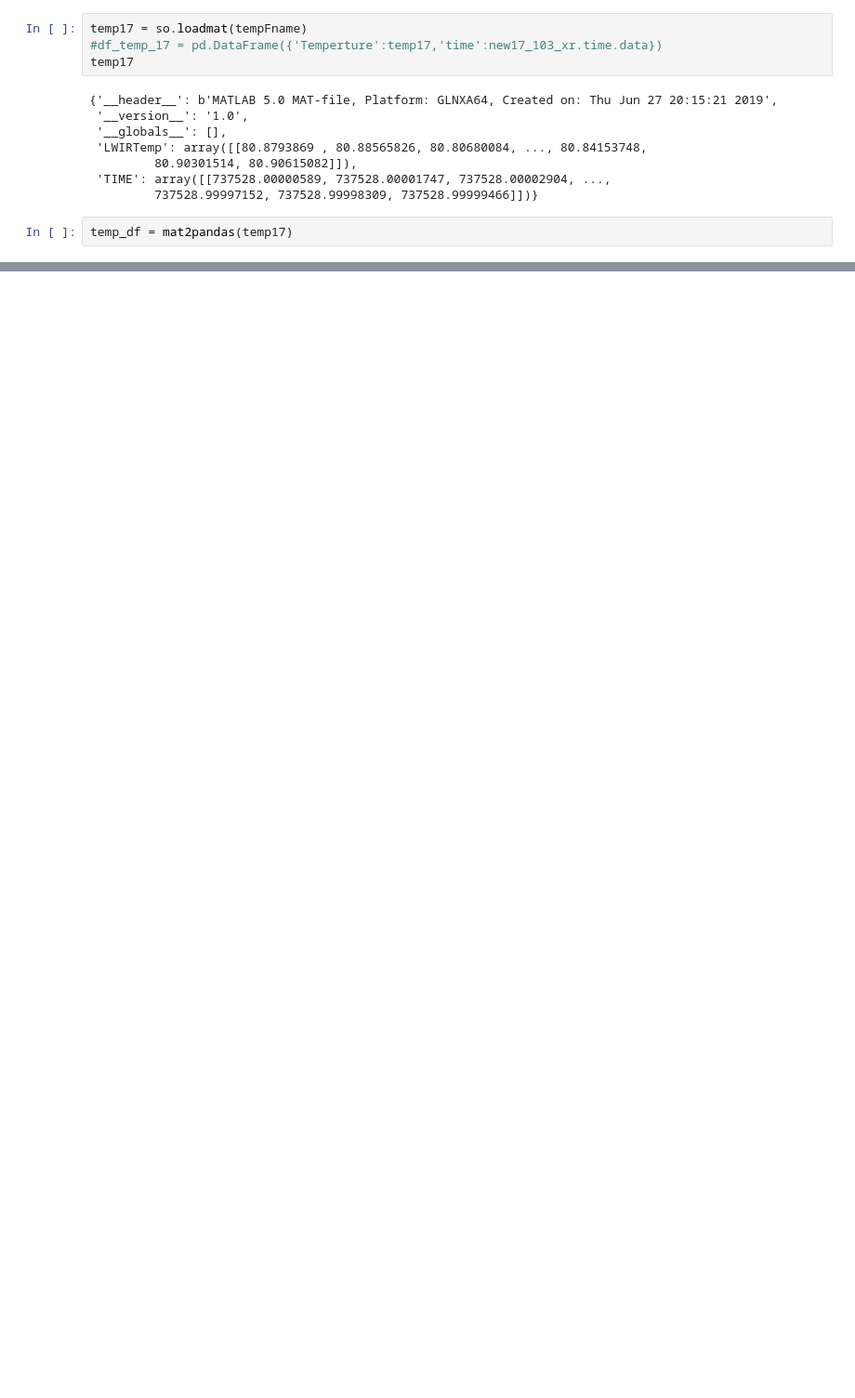
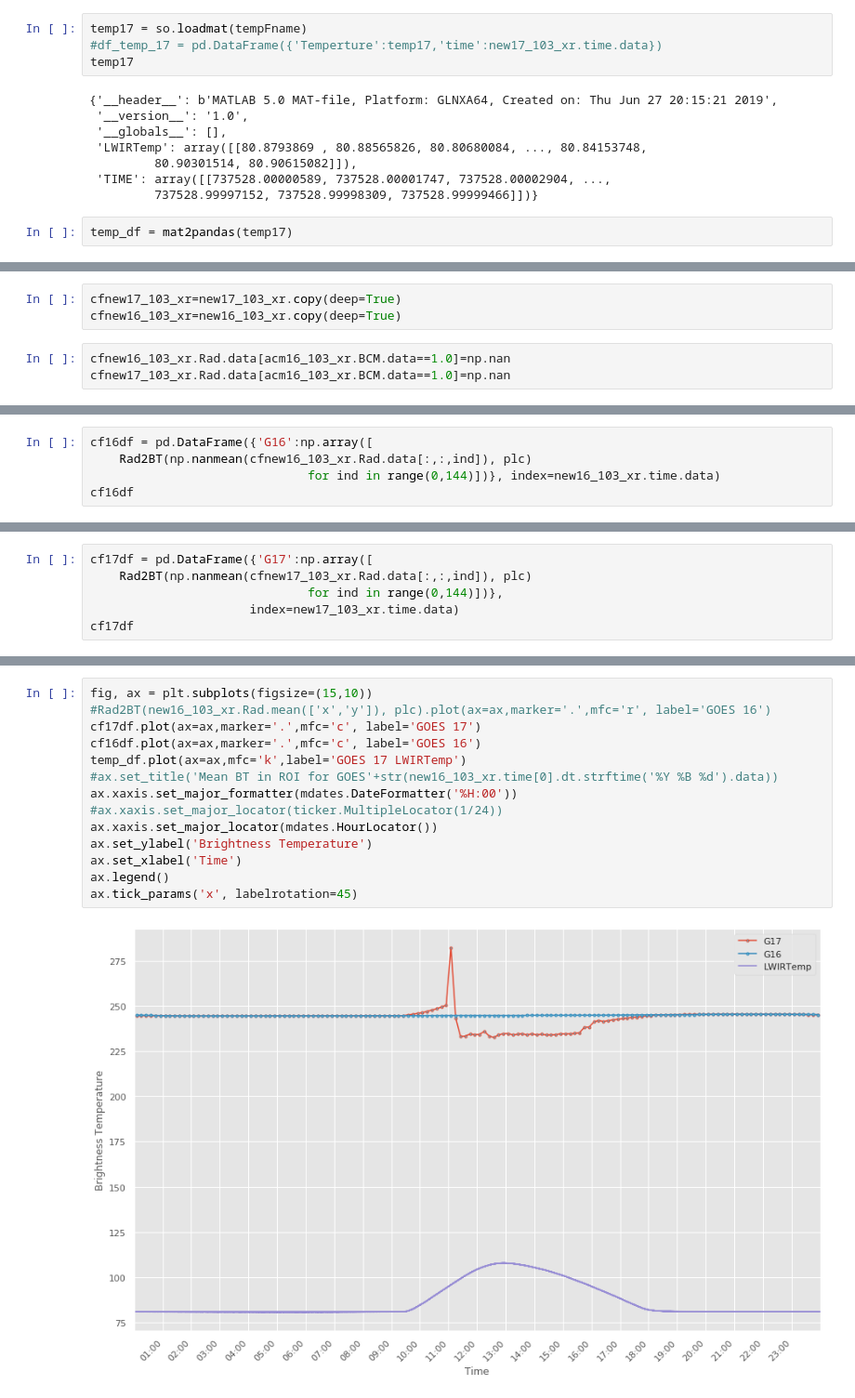
Before and after one commit to story645/GOEScode, a Jupyter notebook: botoloading/Figures-BT-G16-G17-FPT.ipynb, the cells around one changed output, grey strips where cells are left out. Shown at 93% size. Saved outputs shown, nothing was run; the diff lists cells and outputs as text; blank space fills up the shorter version.

```diff
--- a/botoloading/Figures-BT-G16-G17-FPT.ipynb
+++ b/botoloading/Figures-BT-G16-G17-FPT.ipynb
@@ -128,0 +128,6 @@ npydata0 = np.load(nmpy_files[0])
+# %%
+cfnew17_103_xr=new17_103_xr.copy(deep=True)
+cfnew16_103_xr=new16_103_xr.copy(deep=True)
+# %%
+cfnew16_103_xr.Rad.data[acm16_103_xr.BCM.data==1.0]=np.nan
+cfnew17_103_xr.Rad.data[acm16_103_xr.BCM.data==1.0]=np.nan
@@ -128,0 +174,5 @@ npydata0 = np.load(nmpy_files[0])
+# %%
+cf16df = pd.DataFrame({'G16':np.array([
+    Rad2BT(np.nanmean(cfnew16_103_xr.Rad.data[:,:,ind]), plc)
+                              for ind in range(0,144)])}, index=new16_103_xr.time.data)
+cf16df
@@ -128,0 +193,6 @@ npydata0 = np.load(nmpy_files[0])
+# %%
+cf17df = pd.DataFrame({'G17':np.array([
+    Rad2BT(np.nanmean(cfnew17_103_xr.Rad.data[:,:,ind]), plc)
+                              for ind in range(0,144)])},
+                      index=new17_103_xr.time.data)
+cf17df
@@ -128,0 +213,16 @@ npydata0 = np.load(nmpy_files[0])
+# %%
+fig, ax = plt.subplots(figsize=(15,10))
+#Rad2BT(new16_103_xr.Rad.mean(['x','y']), plc).plot(ax=ax,marker='.',mfc='r', label='GOES 16')
+cf17df.plot(ax=ax,marker='.',mfc='c', label='GOES 17')
+cf16df.plot(ax=ax,marker='.',mfc='c', label='GOES 16')
+temp_df.plot(ax=ax,mfc='k',label='GOES 17 LWIRTemp')
+#ax.set_title('Mean BT in ROI for GOES'+str(new16_103_xr.time[0].dt.strftime('%Y %B %d').data))
+ax.xaxis.set_major_formatter(mdates.DateFormatter('%H:00'))
+#ax.xaxis.set_major_locator(ticker.MultipleLocator(1/24))
+ax.xaxis.set_major_locator(mdates.HourLocator())
+ax.set_ylabel('Brightness Temperature')
+ax.set_xlabel('Time')
+ax.legend()
+ax.tick_params('x', labelrotation=45)
+# %% [output]
+[figure, added]
```
Also changed, not shown: parts of 30 cells of this notebook, 3 other files.
